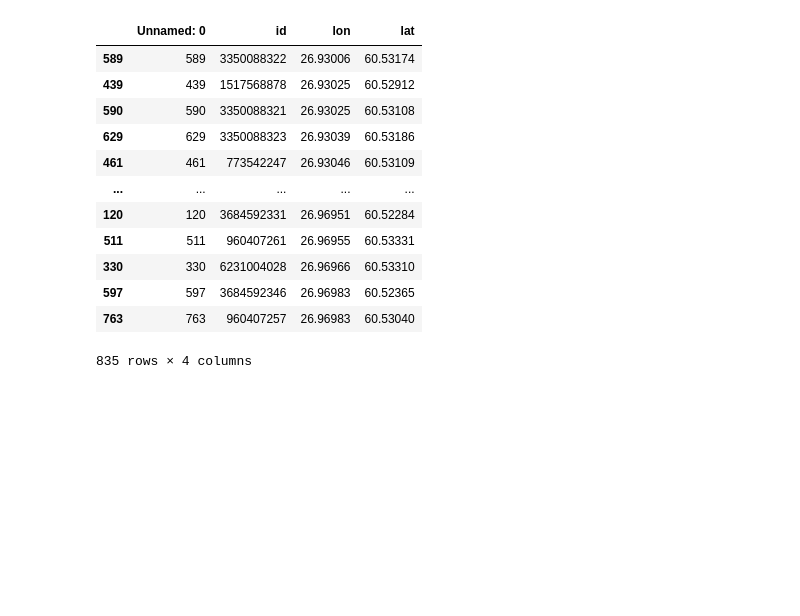
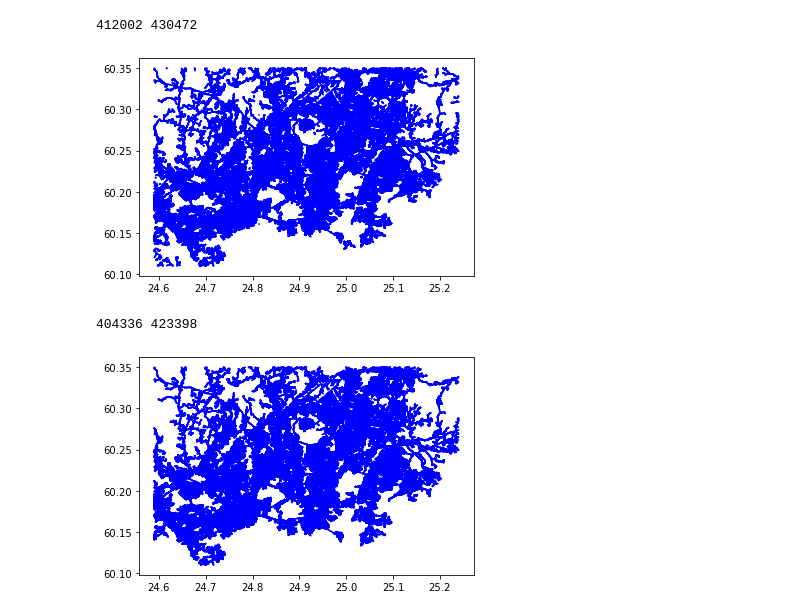
Before and after one commit to dlim2012/elevation-based-navigation-system, a Jupyter notebook: backend/graph/ex.ipynb, the cells around one changed output. Saved outputs shown, nothing was run; the diff lists cells and outputs as text; code cells hidden in the pictures; blank space fills up the shorter version.

```diff
--- a/backend/graph/ex.ipynb
+++ b/backend/graph/ex.ipynb
@@ -41,18 +46,28 @@ nodes.sort_values(by=['lon', 'lat'])
+# %%
+def plot_path(edges, coords):
+
+    for index, row in edges.iterrows():
+        u_id, v_id = row['u'], row['v']
+        u, v = get_xy(nodes, u_id), get_xy(nodes, v_id)
+        plt.plot([u[0], v[0]], [u[1], v[1]], color='blue')
+
+    for i in range(len(coords)-1):
+        plt.plot([coords[i][0], coords[i+1][0]], [coords[i][1], coords[i+1][1]], color='red')
+    plt.show()
+# %%
+nodes = pd.read_csv(map_name_cpp + ".nodes.csv")
+edges = pd.read_csv(map_name_cpp + ".edges.csv")
+print(len(nodes), len(edges))
+plot_path(edges, [])
+# %% [output]
+412002 430472
+[figure, added]
 # %%
-nodes = pd.read_csv("maps/test.maxGroup.nodes.csv")
-edges = pd.read_csv("maps/test.maxGroup.edges.csv")
-nodes.sort_values(by=['lon', 'lat'])
+nodes = pd.read_csv(map_name_cpp + ".maxGroup.nodes.csv")
+edges = pd.read_csv(map_name_cpp + ".maxGroup.edges.csv")
+print(len(nodes), len(edges))
+nodes = nodes.sort_values(by=['lon', 'lat'])
+plot_path(edges, [])
 # %% [output]
-|  | Unnamed: 0 | id | lon | lat |
-| 589 | 589 | 3350088322 | 26.93006 | 60.53174 |
-| 439 | 439 | 1517568878 | 26.93025 | 60.52912 |
-| 590 | 590 | 3350088321 | 26.93025 | 60.53108 |
-| 629 | 629 | 3350088323 | 26.93039 | 60.53186 |
-| 461 | 461 | 773542247 | 26.93046 | 60.53109 |
-| ... | ... | ... | ... | ... |
-| 120 | 120 | 3684592331 | 26.96951 | 60.52284 |
-| 511 | 511 | 960407261 | 26.96955 | 60.53331 |
-| 330 | 330 | 6231004028 | 26.96966 | 60.53310 |
-| 597 | 597 | 3684592346 | 26.96983 | 60.52365 |
-| 763 | 763 | 960407257 | 26.96983 | 60.53040 |
-835 rows × 4 columns
+404336 423398
+[figure, added]
```
Also changed, not shown: parts of 11 cells of this notebook, 35 other files.
